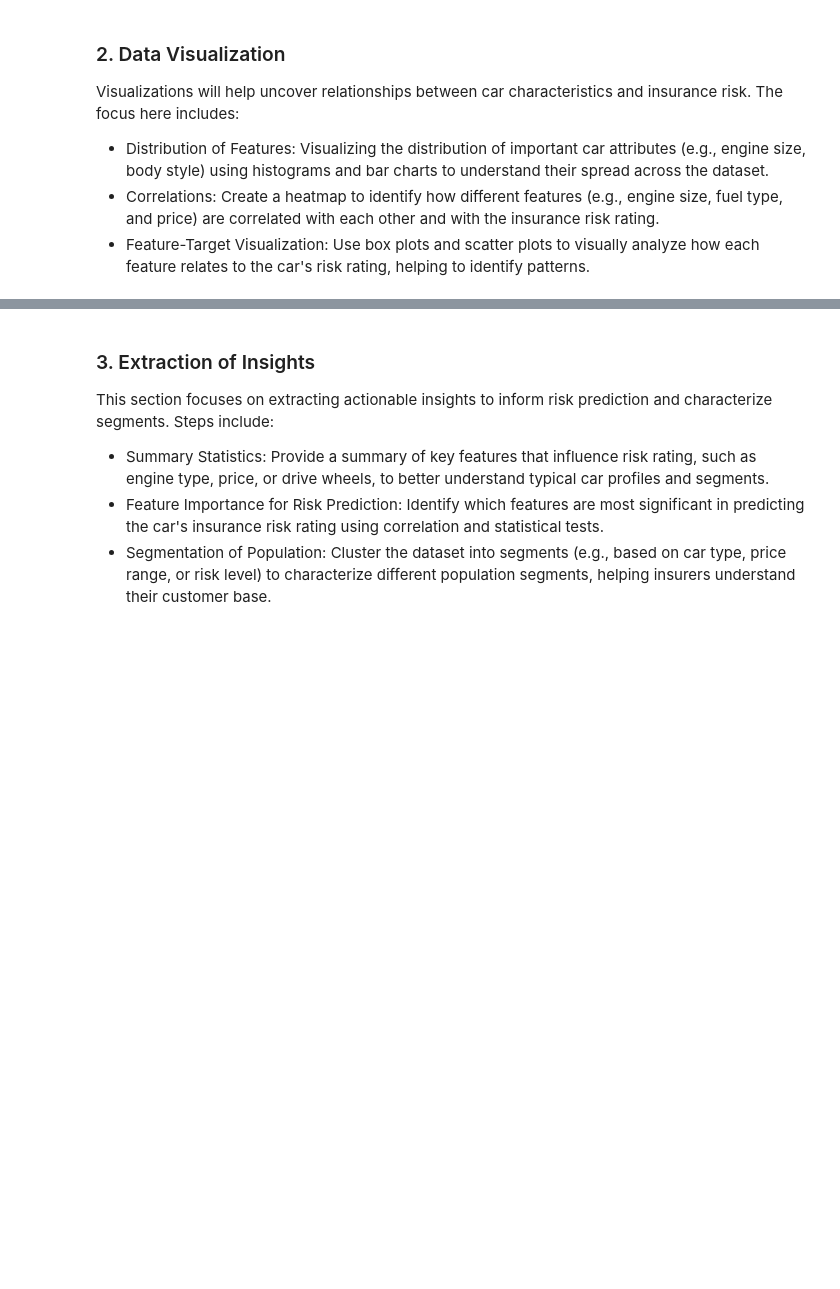
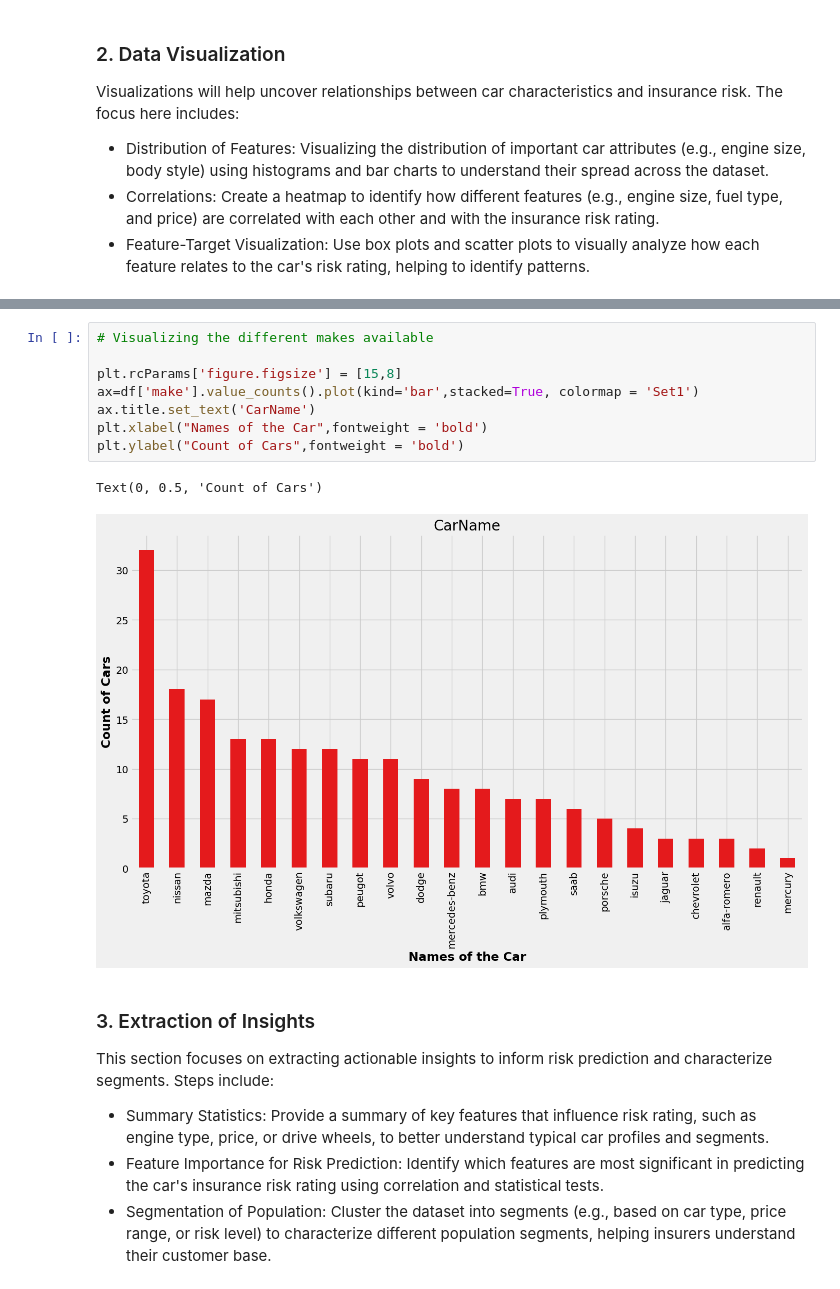
Before and after one commit to alejandro945/insurance-risk, a Jupyter notebook: src/main.ipynb, the cells around one changed output, grey strips where cells are left out. Cells and saved outputs as stored; diff of their text form; blank space fills up the shorter version.

```diff
--- a/src/main.ipynb
+++ b/src/main.ipynb
@@ -237,3 +247,14 @@ Visualizations will help uncover relationships between car characteristics and i
+# %%
+# Visualizing the different makes available
+
+plt.rcParams['figure.figsize'] = [15,8]
+ax=df['make'].value_counts().plot(kind='bar',stacked=True, colormap = 'Set1')
+ax.title.set_text('CarName')
+plt.xlabel("Names of the Car",fontweight = 'bold')
+plt.ylabel("Count of Cars",fontweight = 'bold')
+# %% [output]
+Text(0, 0.5, 'Count of Cars')
+[figure, added]
 # %% [markdown]
 ### 3. Extraction of Insights
 This section focuses on extracting actionable insights to inform risk prediction and characterize segments. Steps include:
```
Also changed, not shown: parts of 6 cells of this notebook.
